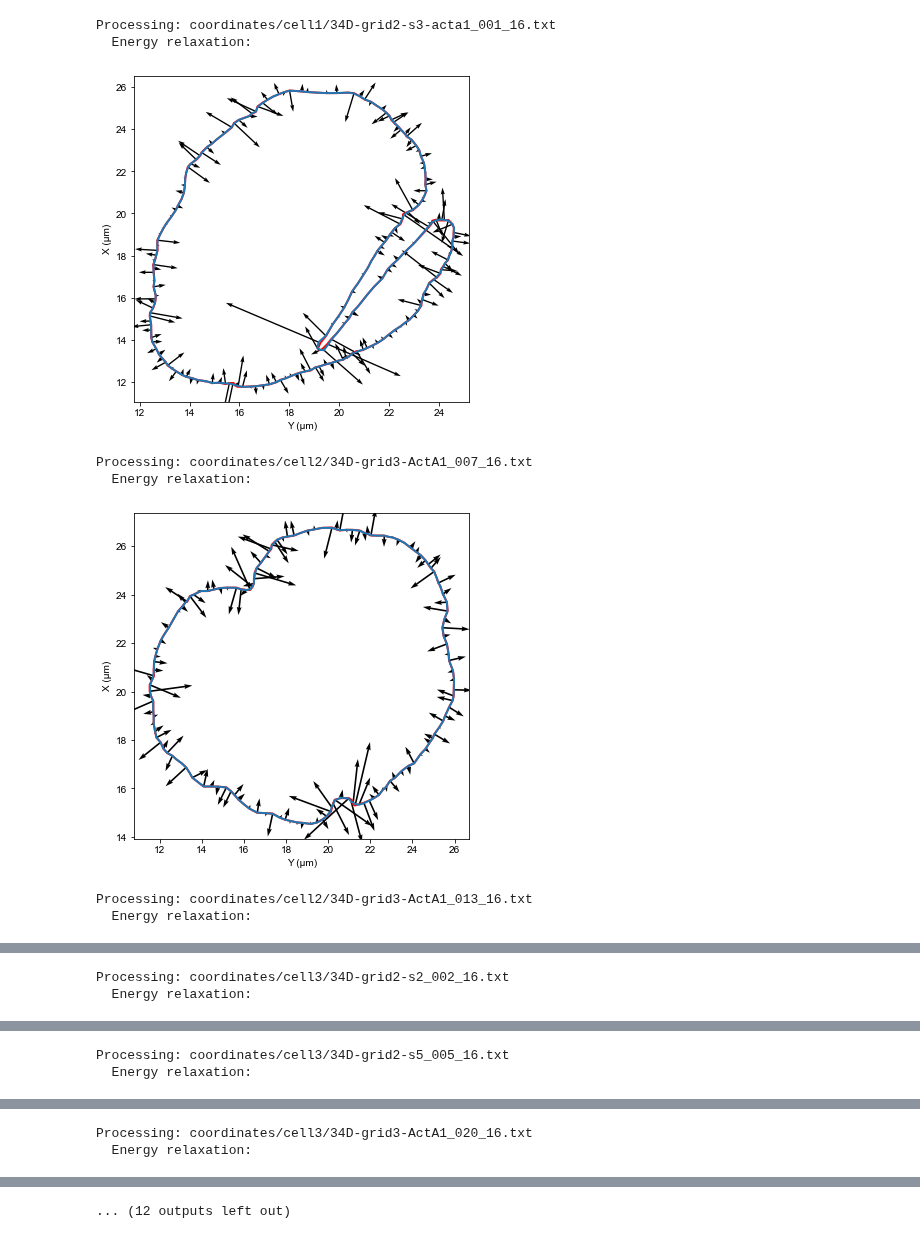
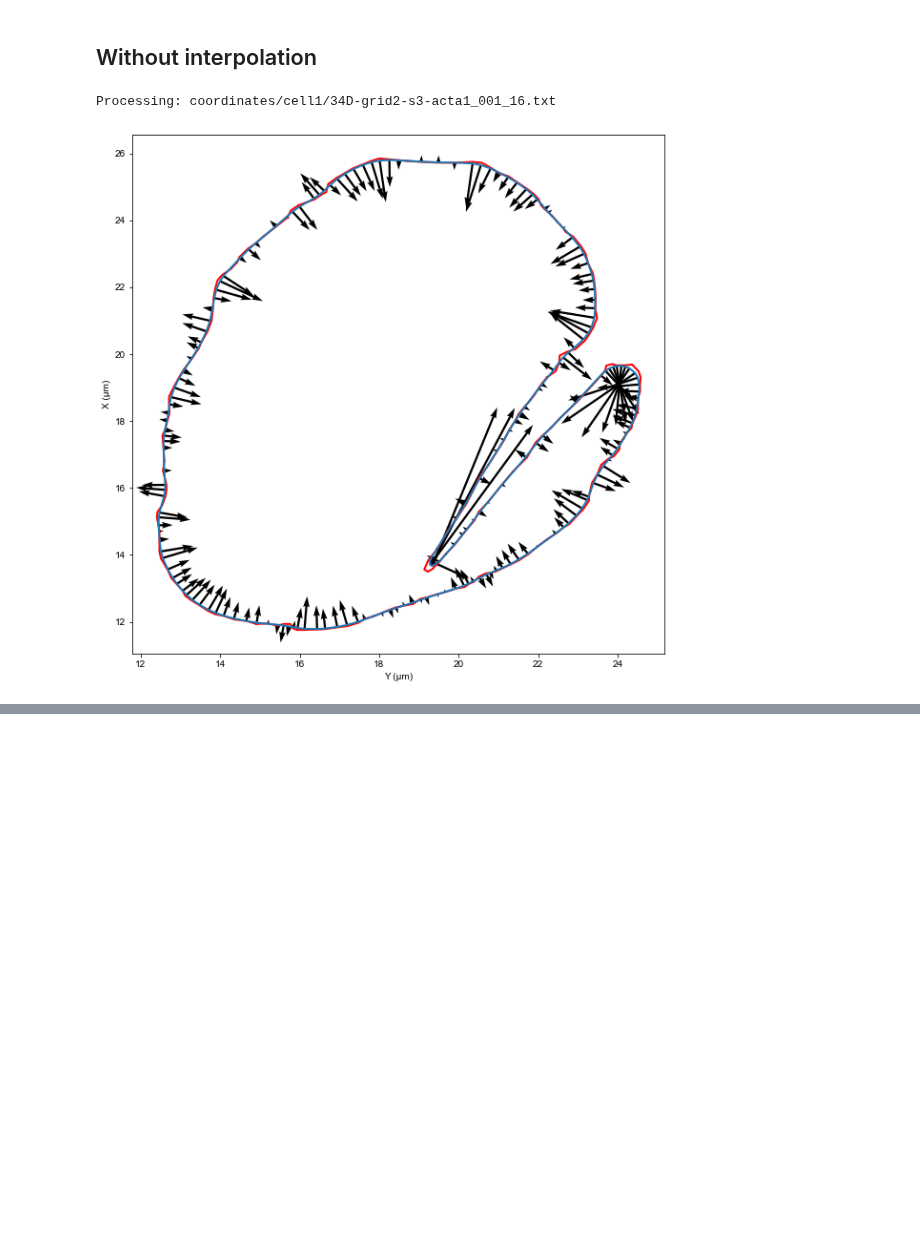
Before and after one commit to RangamaniLabUCSD/ActuAtorForceEstimation, a Jupyter notebook: analysis.ipynb, the cells around one changed output, grey strips where cells are left out. Drawn from its saved outputs; the diff is of its cells as text; code cells hidden in the pictures; blank space fills up the shorter version.

Commit message:
Force density, color arrow, draft plot
Signed-off-by: Christopher T. Lee <ctlee@ucsd.edu>

```diff
--- a/analysis.ipynb
+++ b/analysis.ipynb
@@ -1,13 +3,16 @@
 # %%
+%matplotlib inline
 from functools import partial
 
 import matplotlib.pyplot as plt
 import numpy as np
 
 import automembrane.util as u
-from automembrane.energy import getEnergy2DClosed, getEnergy2DOpen
+from automembrane.energy import getEnergy2DClosed, getEnergy2DClosed_notrace, getEnergy2DOpen
 
 from pathlib import Path
+
+from tqdm.notebook import tqdm
 
 files = list(
     map(
@@ -34,13 +39,17 @@ files = list(
 
 
 parameters = {
-    "Kb": 2,  # Bending modulus
+    "Kb": 0.1,  # Bending modulus (pN um; original 1e-19 J)
     "Kbc": 0,  # Constant of bending modulus vs protein density
-    "Ksg": 0,  # Global stretching modulus
+    "Ksg": 50,  # Global stretching modulus (pN um/um^2; original 0.05 mN/m)
     "At": 0,  # Preferred area
     "epsilon": 0,  # Binding energy per protein
     "Kv": 0,  # pressure-volume modulus
     "Vt": 0,  # Volume target
 }
 
-u.matplotlibStyle(medium=10)
+import matplotlib as mpl
+
+u.matplotlibStyle(small=10, medium=12, large=14)
+
+f_energy = partial(getEnergy2DClosed, **parameters)
@@ -47,45 +249,35 @@ u.matplotlibStyle(medium=10)
+# %% [markdown]
+## Without interpolation
 # %%
-dt = 2e-5
+dt = 5e13
 
-f_energy = partial(getEnergy2DClosed, **parameters)
-
-for file in files:
+for file in files[0:1]:
     print("Processing:", file)
     coords = np.loadtxt(file)
     coords = np.vstack((coords, coords[0]))  # Energy expects last point to equal first
     energy = f_energy(coords)
-
     relaxed_coords = coords
 
-    print("  Energy relaxation:")
-    for i in range(1, 50 + 1):
+    for i in tqdm(range(0, 100), desc="Energy relaxation"):
         energy = f_energy(relaxed_coords)
-        # print(f"  - Iter. {i}:", energy)
         relaxed_coords = np.array(relaxed_coords - u.egrad(f_energy)(relaxed_coords) * dt)
         relaxed_coords[-1] = relaxed_coords[0]
-
     forces = - u.egrad(f_energy)(relaxed_coords)
 
-    fig, ax = plt.subplots(1, 1, figsize=(6, 6))
+    fig, ax = plt.subplots(1, 1, figsize=(10,10))
     ax.plot(coords[:,0], coords[:,1], color='r')
     ax.plot(relaxed_coords[:, 0], relaxed_coords[:, 1])
 
     ax.quiver(
         relaxed_coords[:, 0],
         relaxed_coords[:, 1],
         forces[:, 0],
         forces[:, 1],
         label="force",
     )
     ax.set_ylabel(r"X (μm)")
     ax.set_xlabel(r"Y (μm)")
     plt.show()
 # %% [output]
 Processing: coordinates/cell1/34D-grid2-s3-acta1_001_16.txt
-  Energy relaxation:
-[figure, old version]
+[figure, new version]
-Processing: coordinates/cell2/34D-grid3-ActA1_007_16.txt
-  Energy relaxation:
-[figure, removed]
-Processing: coordinates/cell2/34D-grid3-ActA1_013_16.txt
-  Energy relaxation:
@@ -93,2 +283,0 @@ Processing: coordinates/cell2/34D-grid3-ActA1_013_16.txt
-Processing: coordinates/cell3/34D-grid2-s2_002_16.txt
-  Energy relaxation:
@@ -96,2 +283,0 @@ Processing: coordinates/cell3/34D-grid2-s2_002_16.txt
-Processing: coordinates/cell3/34D-grid2-s5_005_16.txt
-  Energy relaxation:
@@ -99,2 +283,0 @@ Processing: coordinates/cell3/34D-grid2-s5_005_16.txt
-Processing: coordinates/cell3/34D-grid3-ActA1_020_16.txt
-  Energy relaxation:
@@ -102 +283,0 @@ Processing: coordinates/cell3/34D-grid3-ActA1_020_16.txt
-... (12 outputs left out)
```
Also changed, not shown: parts of 6 cells of this notebook, 1 other file.
